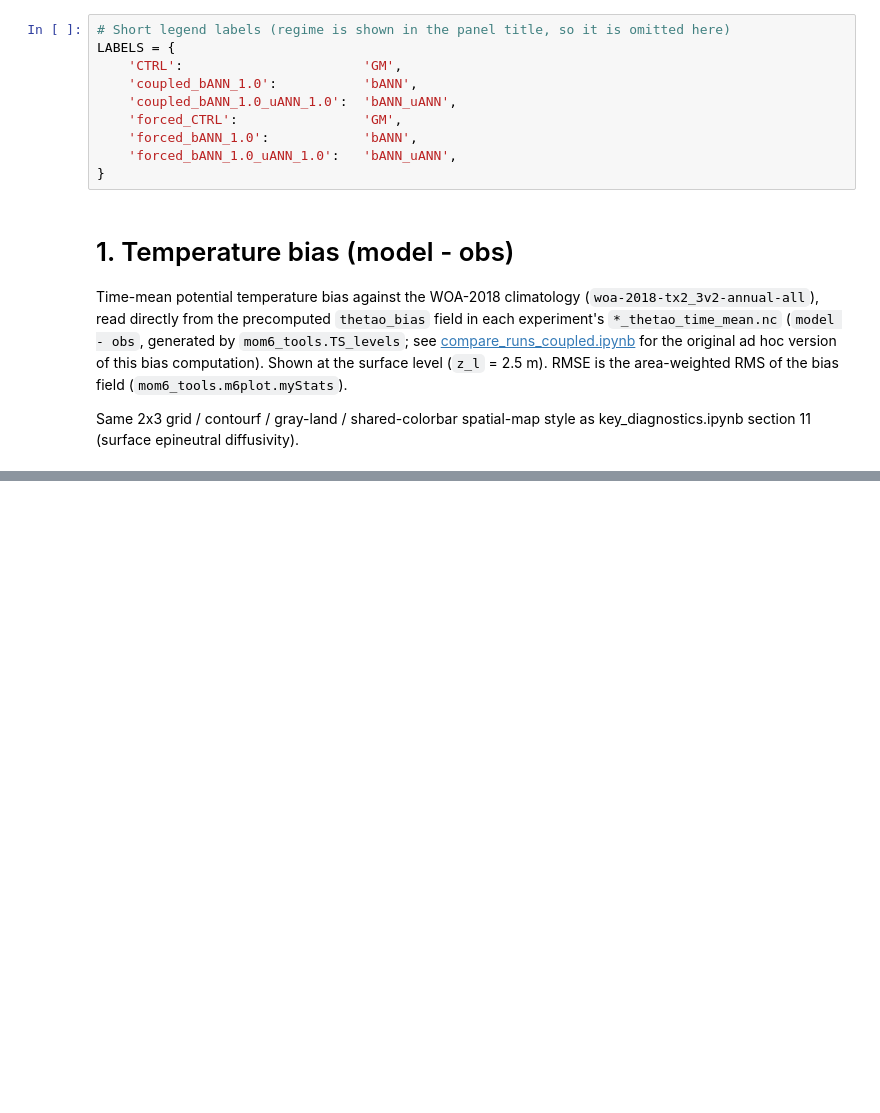
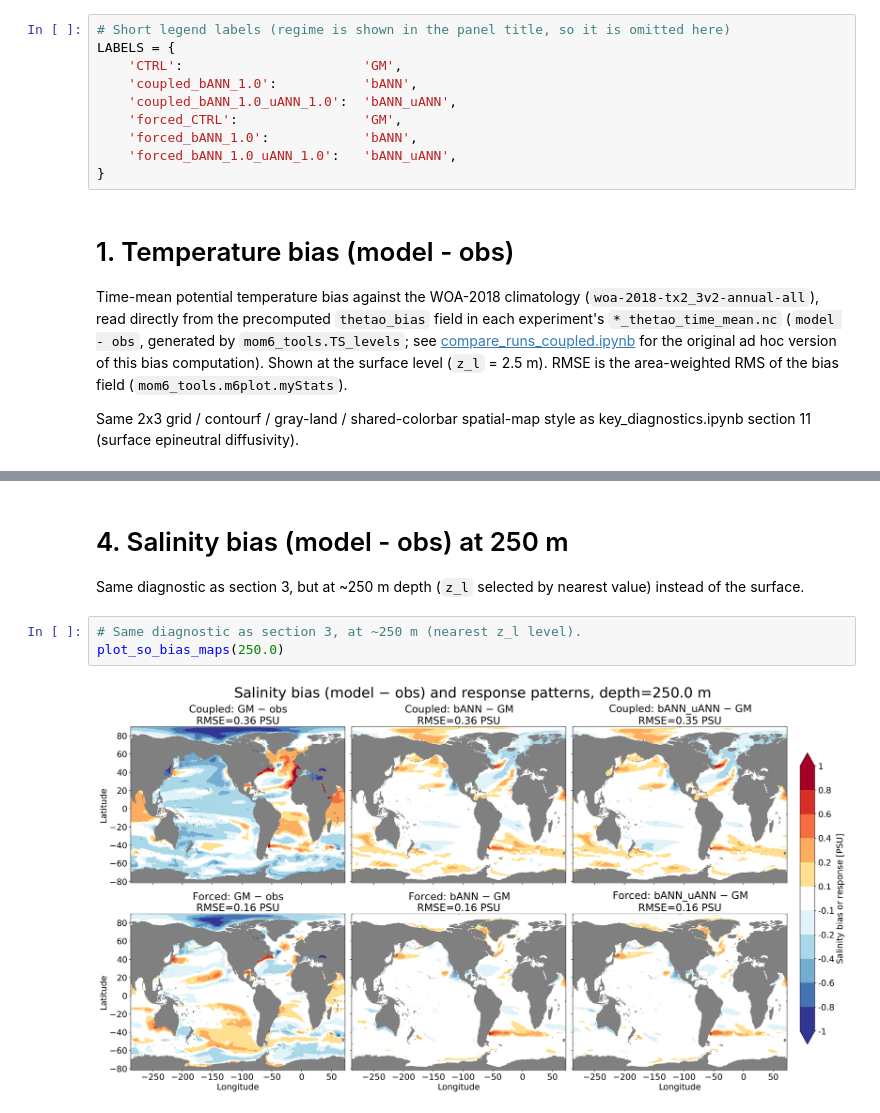
Before and after one commit to m2lines/m2lines-CESM3-diagnostics, a Jupyter notebook: notebooks/biases.ipynb, the cells around one changed output, grey strips where cells are left out. Saved outputs shown, nothing was run; the diff lists cells and outputs as text; blank space fills up the shorter version.

```diff
--- a/notebooks/biases.ipynb
+++ b/notebooks/biases.ipynb
@@ -161,0 +254,10 @@ plt.show()
+# %% [markdown]
+# 4. Salinity bias (model - obs) at 250 m
+
+Same diagnostic as section 3, but at ~250 m depth
+(`z_l` selected by nearest value) instead of the surface.
+# %%
+# Same diagnostic as section 3, at ~250 m (nearest z_l level).
+plot_so_bias_maps(250.0)
+# %% [output]
+[figure, added]
```
Also changed, not shown: parts of 12 cells of this notebook, 1 other file.
